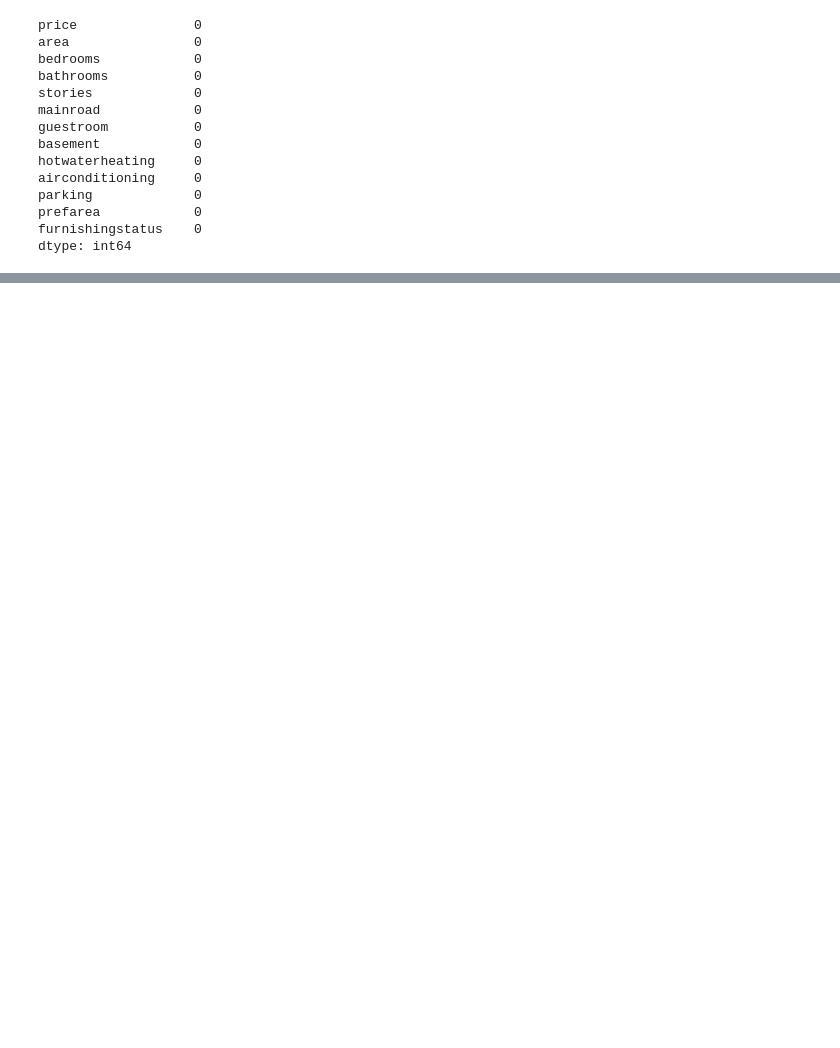
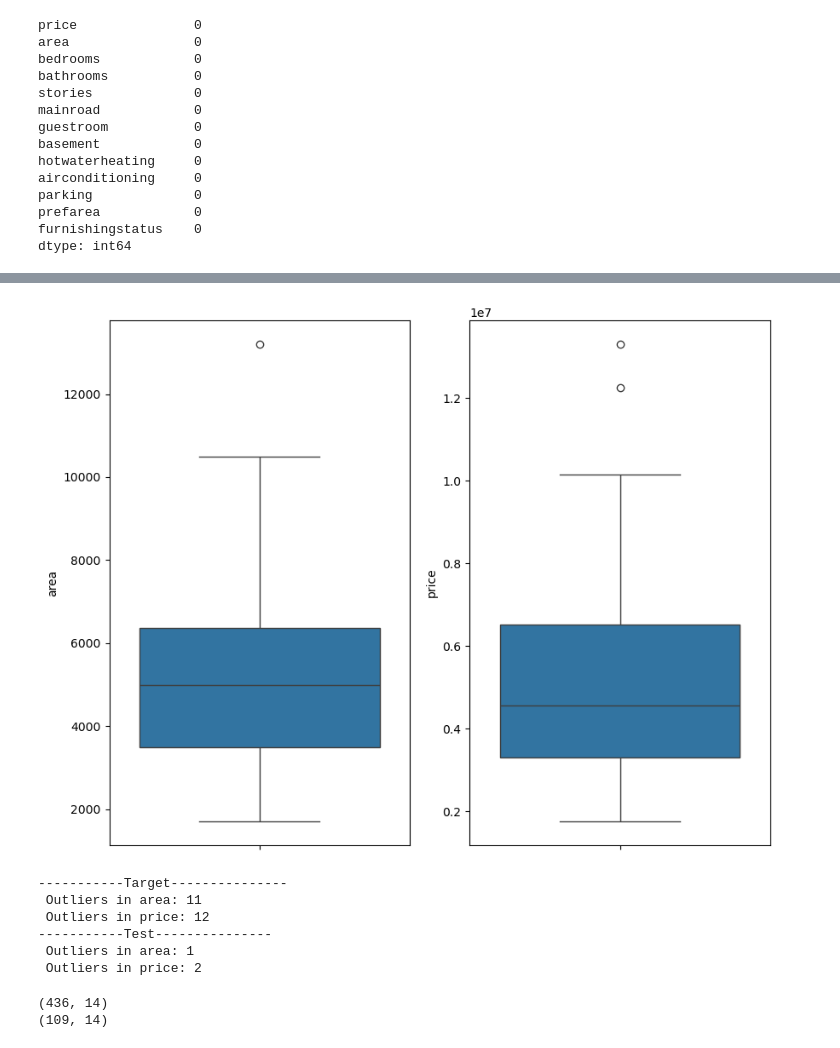
Before and after one commit to AshvittaS/House-Price-prediction, a Jupyter notebook: house-Price.ipynb, the cells around one changed output, grey strips where cells are left out. Cells and saved outputs as stored; diff of their text form; code cells hidden in the pictures; blank space fills up the shorter version.

```diff
--- a/house-Price.ipynb
+++ b/house-Price.ipynb
@@ -94,0 +109,36 @@ print('Test MAE:', mean_absolute_error(y_test, preds))
+# %%
+#test
+outliers_boxplot(X_test['area'],y_test)
+# %% [output]
+[figure, added]
+# %%
+def count_outliers(series):
+    Q1 = series.quantile(0.25)
+    Q3 = series.quantile(0.75)
+    IQR = Q3 - Q1
+    lower = Q1 - 1.5 * IQR
+    upper = Q3 + 1.5 * IQR
+    return ((series < lower) | (series > upper)).sum()
+feature_outliers = count_outliers(X_train['area'])
+target_outliers = count_outliers(y_train)
+feature_outliers_Test = count_outliers(X_test['area'])
+target_outliers_test= count_outliers(y_test)
+print('-----------Target---------------')
+print(f" Outliers in area: {feature_outliers}")
+print(f" Outliers in price: {target_outliers}")
+print('-----------Test---------------')
+print(f" Outliers in area: {feature_outliers_Test}")
+print(f" Outliers in price: {target_outliers_test}")
+# %% [output]
+-----------Target---------------
+ Outliers in area: 11
+ Outliers in price: 12
+-----------Test---------------
+ Outliers in area: 1
+ Outliers in price: 2
+# %%
+print(X_train.shape)
+print(X_test.shape)
+# %% [output]
+(436, 14)
+(109, 14)
```
Also changed, not shown: parts of 25 cells of this notebook, 2 other files.
